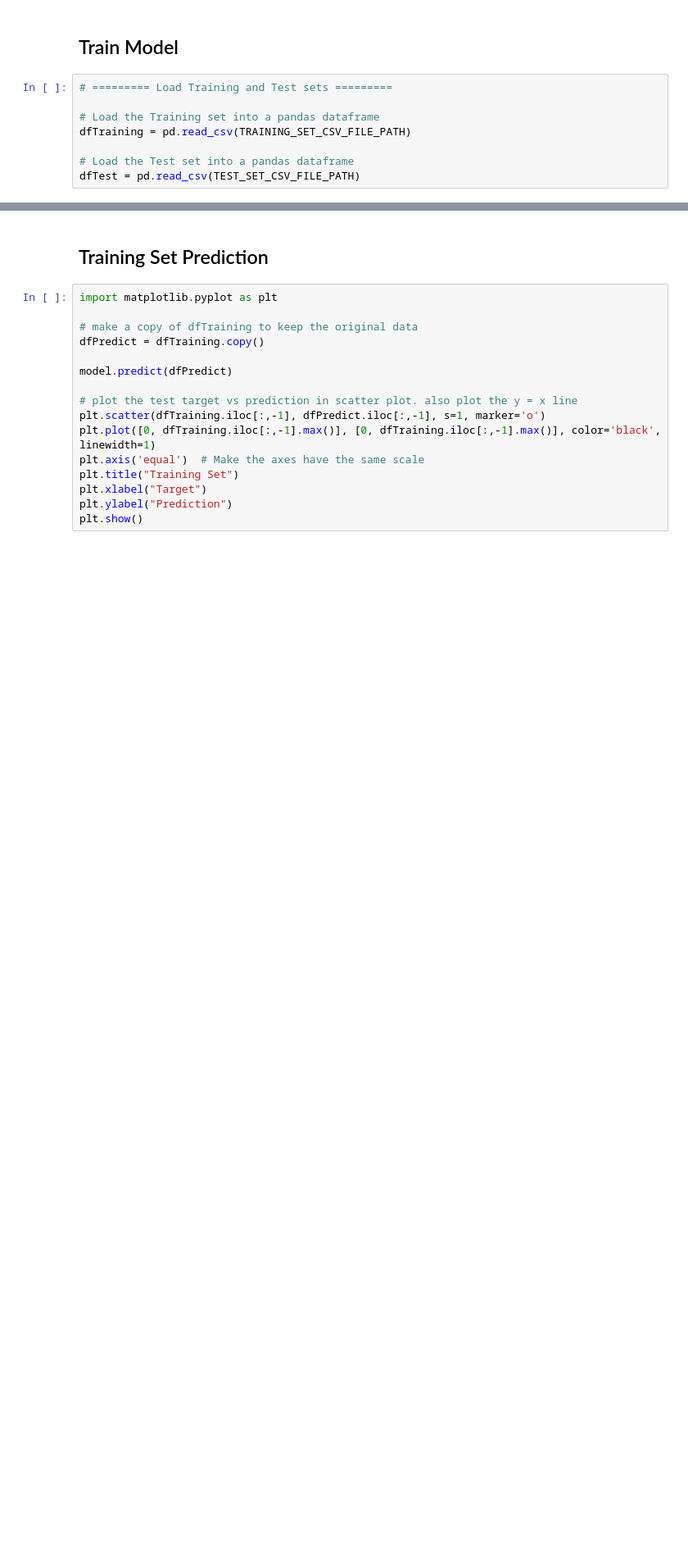
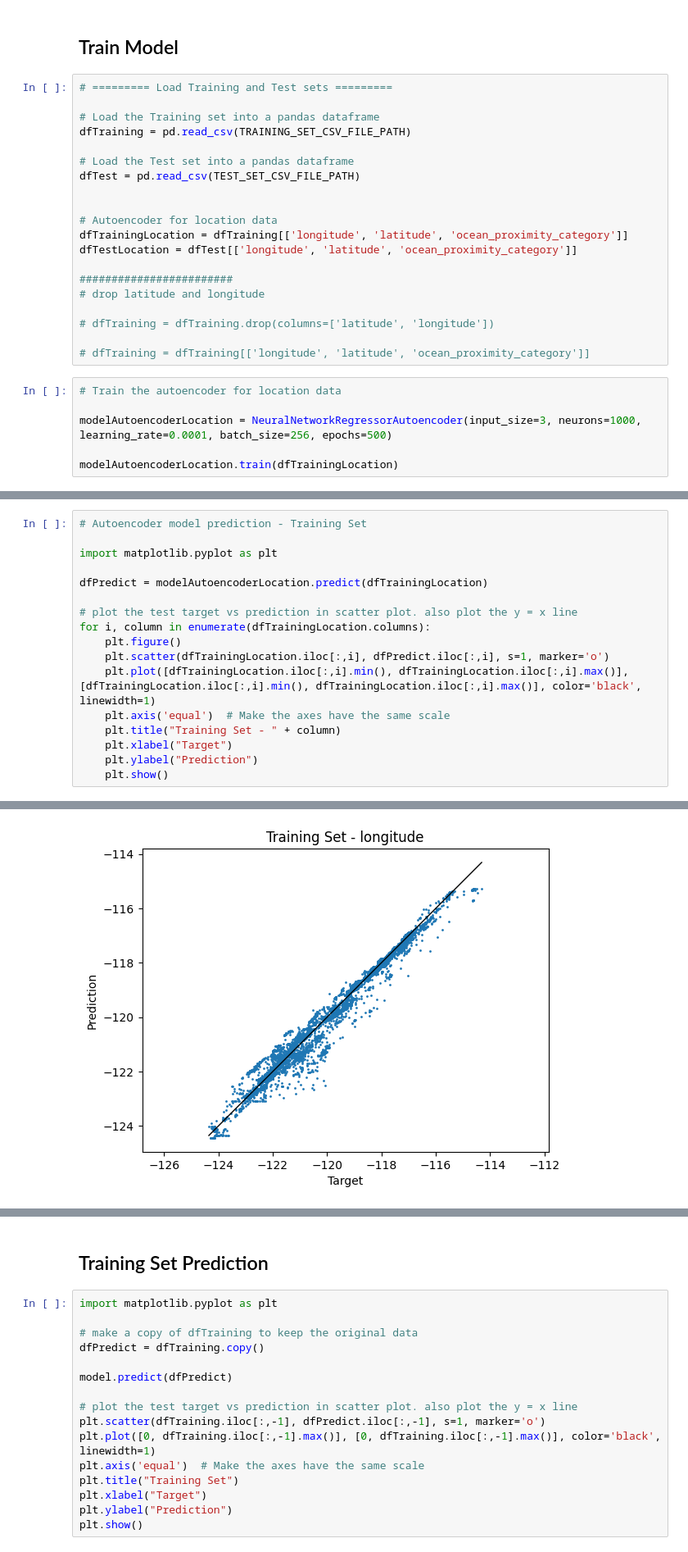
Before and after one commit to stavrostser/cal-housing-prices, a Jupyter notebook: notebooks/training.ipynb, the cells around one changed output, grey strips where cells are left out. Shown: that part at 82% size. Saved outputs shown, nothing was run; the diff lists cells and outputs as text; blank space fills up the shorter version.

Commit message:
autoencoder for location data

```diff
--- a/notebooks/training.ipynb
+++ b/notebooks/training.ipynb
@@ -170,3 +289,21 @@ dfTraining = pd.read_csv(TRAINING_SET_CSV_FILE_PATH)
 
 # Load the Test set into a pandas dataframe
 dfTest = pd.read_csv(TEST_SET_CSV_FILE_PATH)
+
+
+# Autoencoder for location data
+dfTrainingLocation = dfTraining[['longitude', 'latitude', 'ocean_proximity_category']]
+dfTestLocation = dfTest[['longitude', 'latitude', 'ocean_proximity_category']]
+
+########################
+# drop latitude and longitude
+
+# dfTraining = dfTraining.drop(columns=['latitude', 'longitude'])
+
+# dfTraining = dfTraining[['longitude', 'latitude', 'ocean_proximity_category']]
+# %%
+# Train the autoencoder for location data
+
+modelAutoencoderLocation = NeuralNetworkRegressorAutoencoder(input_size=3, neurons=1000, learning_rate=0.0001, batch_size=256, epochs=500)
+
+modelAutoencoderLocation.train(dfTrainingLocation)
@@ -172,0 +328,18 @@ dfTest = pd.read_csv(TEST_SET_CSV_FILE_PATH)
+# %%
+# Autoencoder model prediction - Training Set
+
+import matplotlib.pyplot as plt
+
+dfPredict = modelAutoencoderLocation.predict(dfTrainingLocation)
+
+# plot the test target vs prediction in scatter plot. also plot the y = x line
+for i, column in enumerate(dfTrainingLocation.columns):
+    plt.figure()
+    plt.scatter(dfTrainingLocation.iloc[:,i], dfPredict.iloc[:,i], s=1, marker='o')
+    plt.plot([dfTrainingLocation.iloc[:,i].min(), dfTrainingLocation.iloc[:,i].max()], [dfTrainingLocation.iloc[:,i].min(), dfTrainingLocation.iloc[:,i].max()], color='black', linewidth=1)
+    plt.axis('equal')  # Make the axes have the same scale
+    plt.title("Training Set - " + column)
+    plt.xlabel("Target")
+    plt.ylabel("Prediction")
+    plt.show()
+# %% [output]
@@ -172,0 +356 @@ dfTest = pd.read_csv(TEST_SET_CSV_FILE_PATH)
+[figure, added]
```
Also changed, not shown: parts of 21 cells of this notebook.
